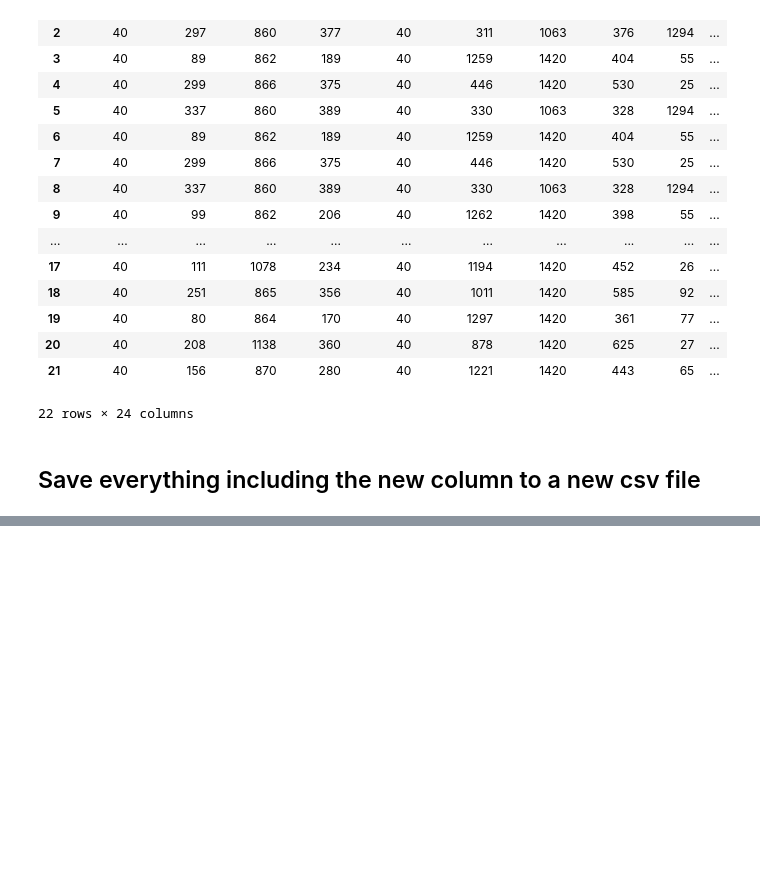
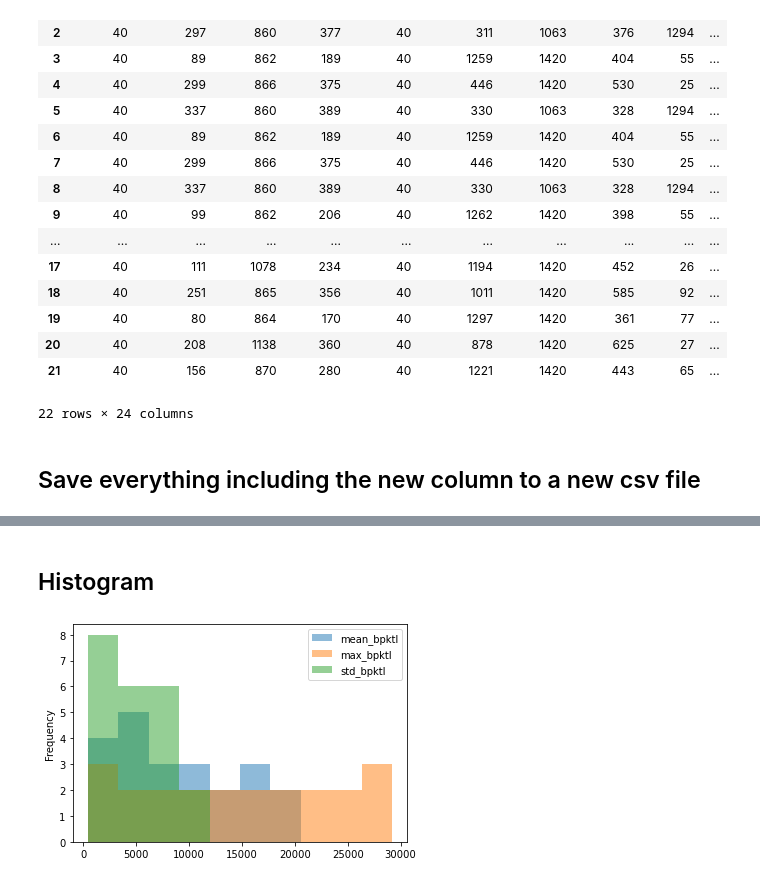
Before and after one commit to amiruzzaman/datascience, a Jupyter notebook: loading_csv_pandas.ipynb, the cells around one changed output, grey strips where cells are left out. Saved outputs shown, nothing was run; the diff lists cells and outputs as text; code cells hidden in the pictures; blank space fills up the shorter version.

```diff
--- a/loading_csv_pandas.ipynb
+++ b/loading_csv_pandas.ipynb
@@ -320,0 +344,8 @@ df.to_csv("newcsvfile.csv")
+# %% [markdown]
+## Histogram
+# %%
+columns=['mean_bpktl','max_bpktl','std_bpktl']
+df4 = df[columns]
+df4.plot.hist(alpha=0.5);
+# %% [output]
+[figure, added]
```
Also changed, not shown: parts of 8 cells of this notebook.
